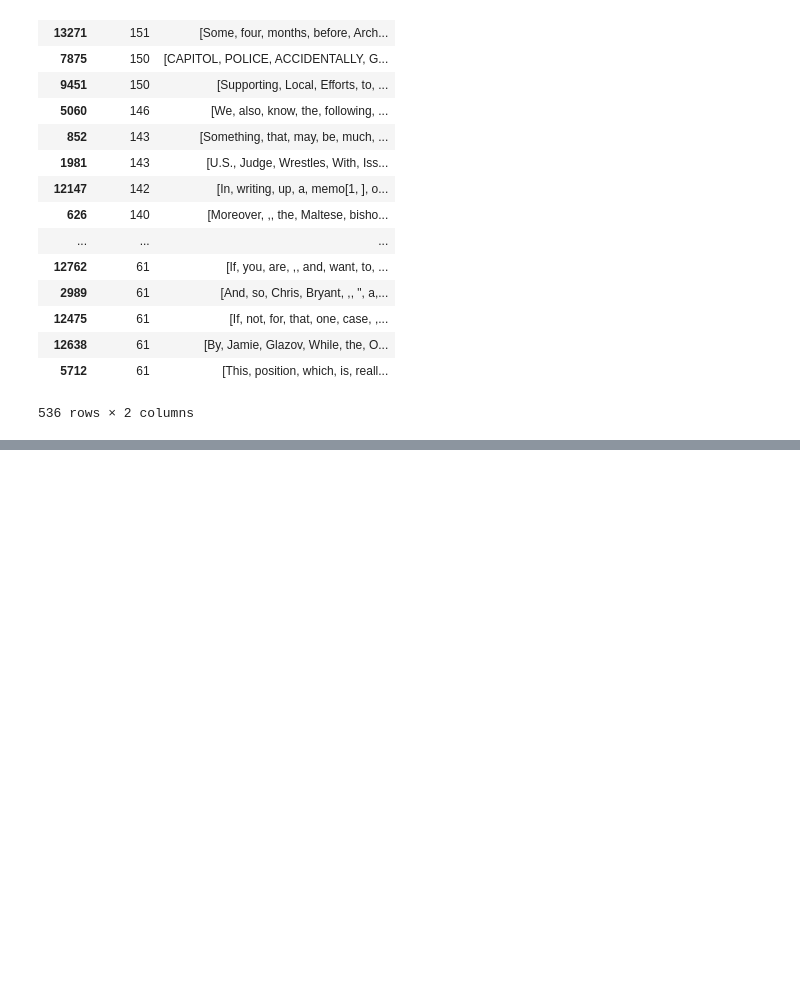
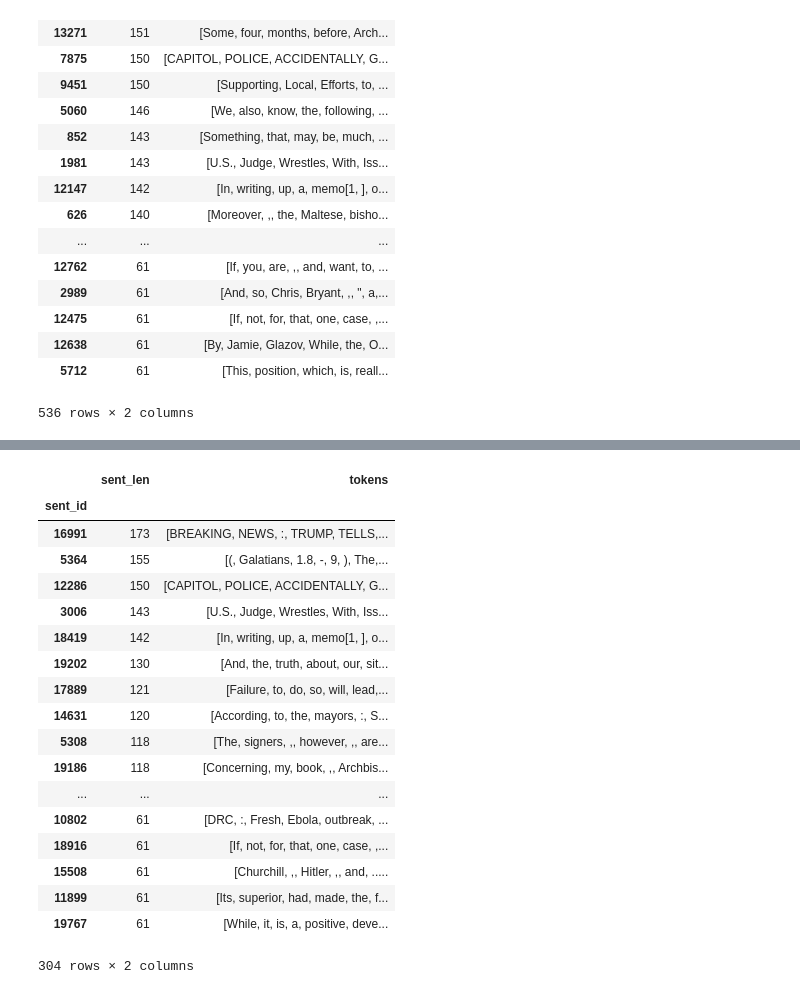
Before and after one commit to cicl-iscl/CyberWallE-propaganda-detection, a Jupyter notebook: eda/sentence_lengths.ipynb, the cells around one changed output, grey strips where cells are left out. Drawn from its saved outputs; the diff is of its cells as text; code cells hidden in the pictures; blank space fills up the shorter version.

```diff
--- a/eda/sentence_lengths.ipynb
+++ b/eda/sentence_lengths.ipynb
@@ -1,8 +1,12 @@
 # %%
+%matplotlib inline
+
 import pandas as pd
+import matplotlib.pyplot as plt
 
 TC_LABELS_FILE = '../data/train-task2-TC-with-spans.labels'
 SI_LABELS_FILE = '../data/train-data-with-sents.tsv'
+SI_LABELS_FILE_IMPROVED = '../data/train-data-with-sents-improved.tsv'
 # %% [markdown]
 # TC (Task 2)
 # %%
@@ -110,0 +156,8 @@ df[df.sent_len > 60][['sent_len', 'tokens']]
+# %%
+
+df = pd.read_csv(SI_LABELS_FILE_IMPROVED, sep='\t', names=['doc_id', 'sent_id', 'idx_start', 'idx_end', 'tokens', 'label'], encoding='utf-8', quoting=3)
+df = df.drop(columns=['doc_id', 'idx_start', 'idx_end', 'label'])
+df = df.groupby('sent_id')['tokens'].apply(list).to_frame()
+df['sent_len'] = df['tokens'].apply(lambda x : len(x))
+pd.set_option('display.max_colwidth', -1)
+df.head()
@@ -110,0 +184,23 @@ df[df.sent_len > 60][['sent_len', 'tokens']]
+# %%
+df = df.sort_values(by=['sent_len'], ascending=False)
+df[df.sent_len > 60][['sent_len', 'tokens']]
+# %% [output]
+|  | sent_len | tokens |
+| sent_id |  |  |
+| 16991 | 173 | [BREAKING, NEWS, :, TRUMP, TELLS,... |
+| 5364 | 155 | [(, Galatians, 1.8, -, 9, ), The,... |
+| 12286 | 150 | [CAPITOL, POLICE, ACCIDENTALLY, G... |
+| 3006 | 143 | [U.S., Judge, Wrestles, With, Iss... |
+| 18419 | 142 | [In, writing, up, a, memo[1, ], o... |
+| 19202 | 130 | [And, the, truth, about, our, sit... |
+| 17889 | 121 | [Failure, to, do, so, will, lead,... |
+| 14631 | 120 | [According, to, the, mayors, :, S... |
+| 5308 | 118 | [The, signers, ,, however, ,, are... |
+| 19186 | 118 | [Concerning, my, book, ,, Archbis... |
+| ... | ... | ... |
+| 10802 | 61 | [DRC, :, Fresh, Ebola, outbreak, ... |
+| 18916 | 61 | [If, not, for, that, one, case, ,... |
+| 15508 | 61 | [Churchill, ,, Hitler, ,, and, ..... |
+| 11899 | 61 | [Its, superior, had, made, the, f... |
+| 19767 | 61 | [While, it, is, a, positive, deve... |
+304 rows × 2 columns
```
Also changed, not shown: parts of 10 cells of this notebook, 2 other files.
